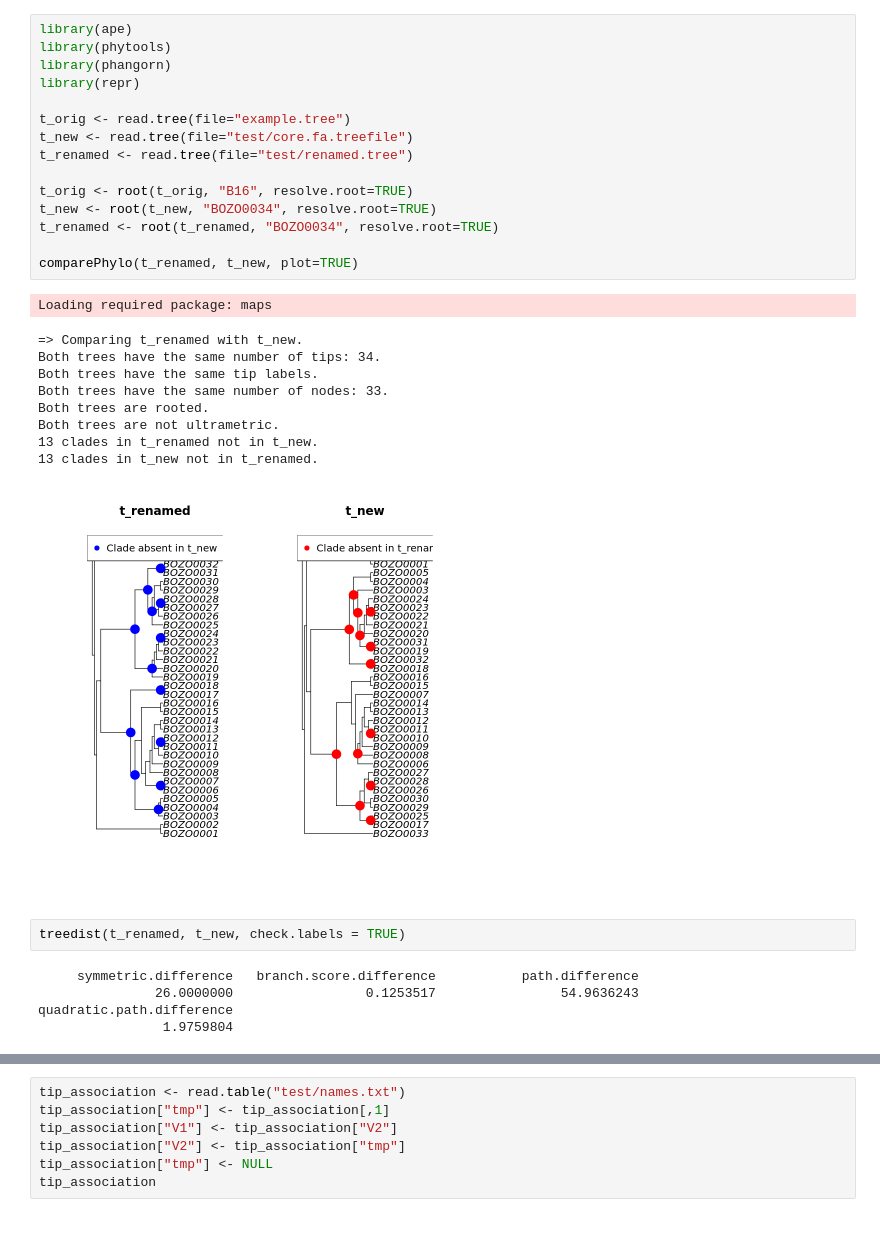
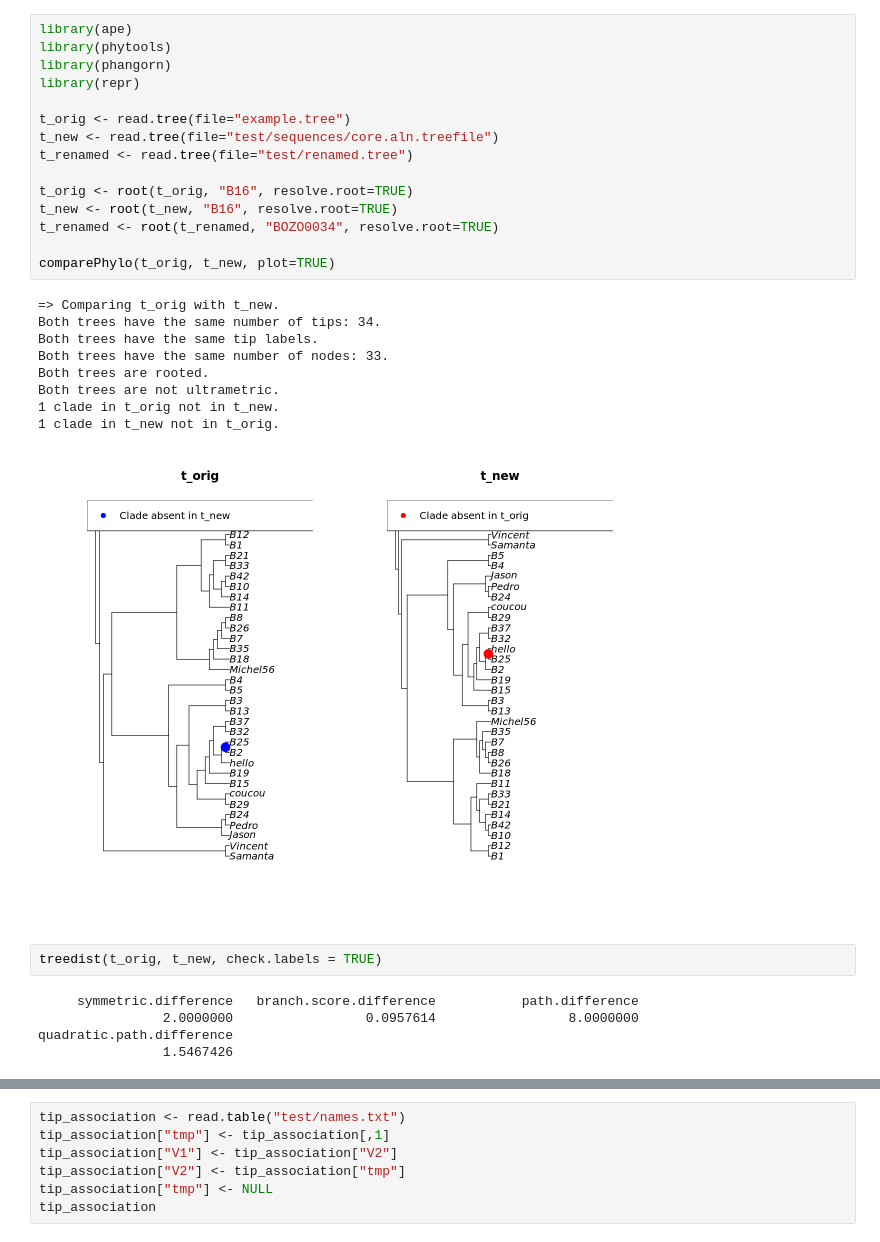
Before and after one commit to apetkau/CoreSimul, a Jupyter notebook: compare-trees.ipynb, the cells around one changed output, grey strips where cells are left out. Drawn from its saved outputs; the diff is of its cells as text.

Commit message:
Comparing simulated data/snippy tree to real data

```diff
--- a/compare-trees.ipynb
+++ b/compare-trees.ipynb
@@ -1,36 +1,35 @@
 # %%
 library(ape)
 library(phytools)
 library(phangorn)
 library(repr)
 
 t_orig <- read.tree(file="example.tree")
-t_new <- read.tree(file="test/core.fa.treefile")
+t_new <- read.tree(file="test/sequences/core.aln.treefile")
 t_renamed <- read.tree(file="test/renamed.tree")
 
 t_orig <- root(t_orig, "B16", resolve.root=TRUE)
-t_new <- root(t_new, "BOZO0034", resolve.root=TRUE)
+t_new <- root(t_new, "B16", resolve.root=TRUE)
 t_renamed <- root(t_renamed, "BOZO0034", resolve.root=TRUE)
 
-comparePhylo(t_renamed, t_new, plot=TRUE)
+comparePhylo(t_orig, t_new, plot=TRUE)
 # %% [output]
-Loading required package: maps
+=> Comparing t_orig with t_new.
+Both trees have the same number of tips: 34.
+Both trees have the same tip labels.
+Both trees have the same number of nodes: 33.
+Both trees are rooted.
+Both trees are not ultrametric.
+1 clade in t_orig not in t_new.
+1 clade in t_new not in t_orig.
-=> Comparing t_renamed with t_new.
-Both trees have the same number of tips: 34.
-Both trees have the same tip labels.
-Both trees have the same number of nodes: 33.
-Both trees are rooted.
-Both trees are not ultrametric.
-13 clades in t_renamed not in t_new.
-13 clades in t_new not in t_renamed.
-[figure, old version]
+[figure, new version]
 # %%
-treedist(t_renamed, t_new, check.labels = TRUE)
+treedist(t_orig, t_new, check.labels = TRUE)
 # %% [output]
      symmetric.difference   branch.score.difference           path.difference
-               26.0000000                 0.1253517                54.9636243
+                2.0000000                 0.0957614                 8.0000000
 quadratic.path.difference
-                1.9759804
+                1.5467426
 # %%
 options(repr.plot.width=10, repr.plot.height=8)
 
```
Also changed, not shown: parts of 1 cell of this notebook, 2 other files.
